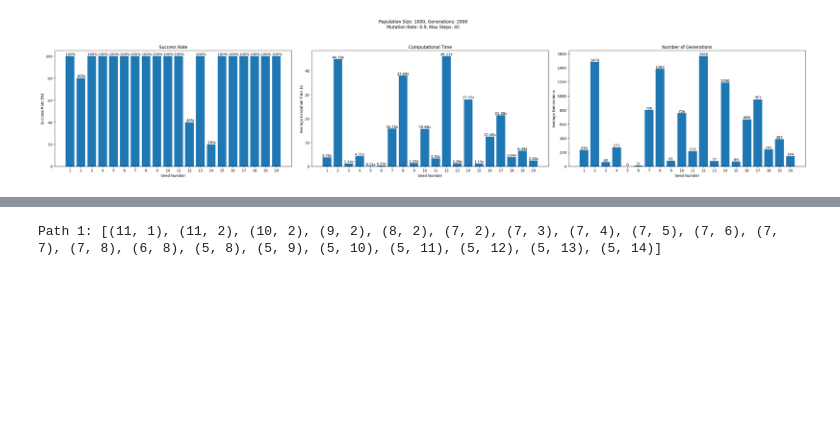
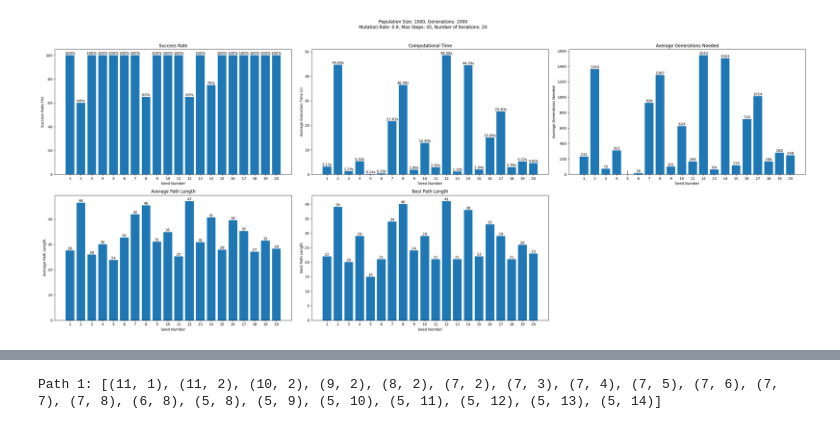
Before and after one commit to valeriomrusso/NetApe, a Jupyter notebook: SearchAlgo/GeneticAlgorithm/Project005.ipynb, the cells around one changed output, grey strips where cells are left out. Cells and saved outputs as stored; diff of their text form; code cells hidden in the pictures; blank space fills up the shorter version.

Commit message:
finishing the visual apprearence of graphs of genetic

```diff
--- a/SearchAlgo/GeneticAlgorithm/Project005.ipynb
+++ b/SearchAlgo/GeneticAlgorithm/Project005.ipynb
@@ -10,7 +10,7 @@ from genetic_new import *
 
 #Create our environment specifying the Map and what keys we have to observe
 env = gym.make("MiniHack-ExploreMaze-Hard-Mapped-v0", observation_keys=("chars", "pixel", "blstats", "message"))
-for i in range(11,21):
+for i in range(1,21):
     SEED = i
     env.seed(SEED)
     state = env.reset()
@@ -51,7 +51,7 @@ for i in range(11,21):
         "generations": 2000,
         "mutation_rate": 0.9,
         "max_steps": abs(target[0] - start[0]) + abs(target[1] - start[1]) * 3,
-        "num_iterations": 5
+        "num_iterations": 20
     }
 
     avg_metrics = run_multiple_evaluations(game_map, start, target,
@@ -144,72 +101,101 @@ import matplotlib.pyplot as plt
 # Read the CSV file
 df = pd.read_csv("genetic_algorithm_results.csv")
 
+# Filter rows where num_iterations == 5
+df = df[df['num_iterations'] == 20]
+
 # Get the common parameters (taking first row since these are constant across seeds)
 pop_size = df['population_size'].iloc[0]
 generations = df['generations'].iloc[0]
 mutation_rate = df['mutation_rate'].iloc[0]
 max_steps = df['max_steps'].iloc[0]
+num_iterations = df['num_iterations'].iloc[0]
 
 # Create the parameter string for the title
-params_title = f'Population Size: {pop_size}, Generations: {generations}\nMutation Rate: {mutation_rate}, Max Steps: {max_steps}'
+params_title = f'Population Size: {pop_size}, Generations: {generations}\nMutation Rate: {mutation_rate}, Max Steps: {max_steps}, Number of Iterations: {num_iterations}'
 bar_width = 0.8
 
-# Create figure with three subplots
-plt.figure(figsize=(30, 6))
+# Create figure with six subplots in a 2x3 layout
+plt.figure(figsize=(30, 12))
 
 # Add the main title with parameters
-plt.suptitle(params_title, fontsize=12, y=1.05)
+plt.suptitle(params_title, fontsize=12, y=1.02)
 
 # Success Rate Bar Graph
-plt.subplot(1, 3, 1)
+plt.subplot(2, 3, 1)
 success_bars = plt.bar(range(len(df)), df['success_rate'], width=bar_width)
 plt.xlabel('Seed Number')
 plt.ylabel('Success Rate (%)')
 plt.title('Success Rate')
 plt.xticks(range(len(df)), [f'{i+1}' for i in range(len(df))])
 
-# Add value labels on top of each bar
 for bar in success_bars:
     height = bar.get_height()
     plt.text(bar.get_x() + bar.get_width()/2., height,
-             f'{height: .0f}%',
+             f'{height:.0f}%',
              ha='center', va='bottom')
 
 # Computational Time Bar Graph
-plt.subplot(1, 3, 2)
+plt.subplot(2, 3, 2)
 time_bars = plt.bar(range(len(df)), df['avg_execution_time'], width=bar_width)
 plt.xlabel('Seed Number')
 plt.ylabel('Average Execution Time (s)')
 plt.title('Computational Time')
 plt.xticks(range(len(df)), [f'{i+1}' for i in range(len(df))])
 
-# Add value labels on top of each bar
 for bar in time_bars:
     height = bar.get_height()
     plt.text(bar.get_x() + bar.get_width()/2., height,
              f'{height:.2f}s',
              ha='center', va='bottom')
 
-# Generations Bar Graph
-plt.subplot(1, 3, 3)
+# Average Generations Needed Bar Graph
+plt.subplot(2, 3, 3)
 gen_bars = plt.bar(range(len(df)), df['avg_generations_needed'], width=bar_width)
 plt.xlabel('Seed Number')
-plt.ylabel('Average Generations')
-plt.title('Number of Generations')
+plt.ylabel('Average Generations Needed')
+plt.title('Average Generations Needed')
 plt.xticks(range(len(df)), [f'{i+1}' for i in range(len(df))])
 
-# Add value labels on top of each bar
 for bar in gen_bars:
+    height = bar.get_height()
+    plt.text(bar.get_x() + bar.get_width()/2., height,
+             f'{height:.0f}',
+             ha='center', va='bottom')
+
+# Average Path Length Bar Graph
+plt.subplot(2, 3, 4)
+path_bars = plt.bar(range(len(df)), df['avg_path_length'], width=bar_width)
+plt.xlabel('Seed Number')
+plt.ylabel('Average Path Length')
+plt.title('Average Path Length')
+plt.xticks(range(len(df)), [f'{i+1}' for i in range(len(df))])
+
+for bar in path_bars:
+    height = bar.get_height()
+    plt.text(bar.get_x() + bar.get_width()/2., height,
+             f'{height:.0f}',
+             ha='center', va='bottom')
+
+# Best Path Length Bar Graph
+plt.subplot(2, 3, 5)
+best_path_bars = plt.bar(range(len(df)), df['best_path_length'], width=bar_width)
+plt.xlabel('Seed Number')
+plt.ylabel('Best Path Length')
+plt.title('Best Path Length')
+plt.xticks(range(len(df)), [f'{i+1}' for i in range(len(df))])
+
+for bar in best_path_bars:
     height = bar.get_height()
     plt.text(bar.get_x() + bar.get_width()/2., height,
              f'{height:.0f}',
              ha='center', va='bottom')
 
 # Adjust layout to prevent overlap
 plt.tight_layout()
 
 # Save the figure
-plt.savefig('genetic_algorithm_performance_1.png', dpi=300, bbox_inches='tight')
+plt.savefig('genetic_algorithm_performance_20iter.png', dpi=300, bbox_inches='tight')
 plt.show()
 # %% [output]
-[figure, old version]
+[figure, new version]
```
Also changed, not shown: parts of 4 cells of this notebook, 12 other files.
